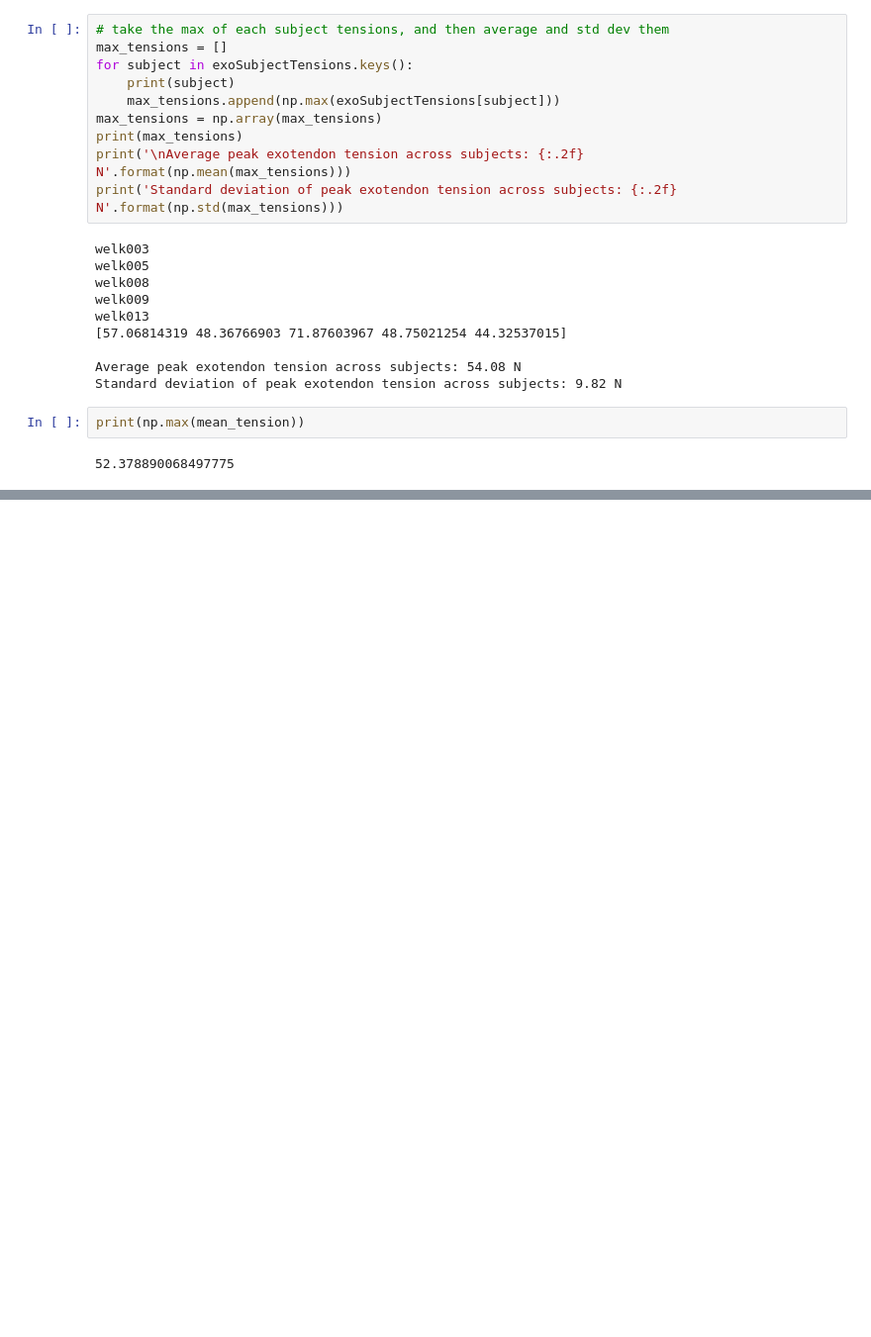
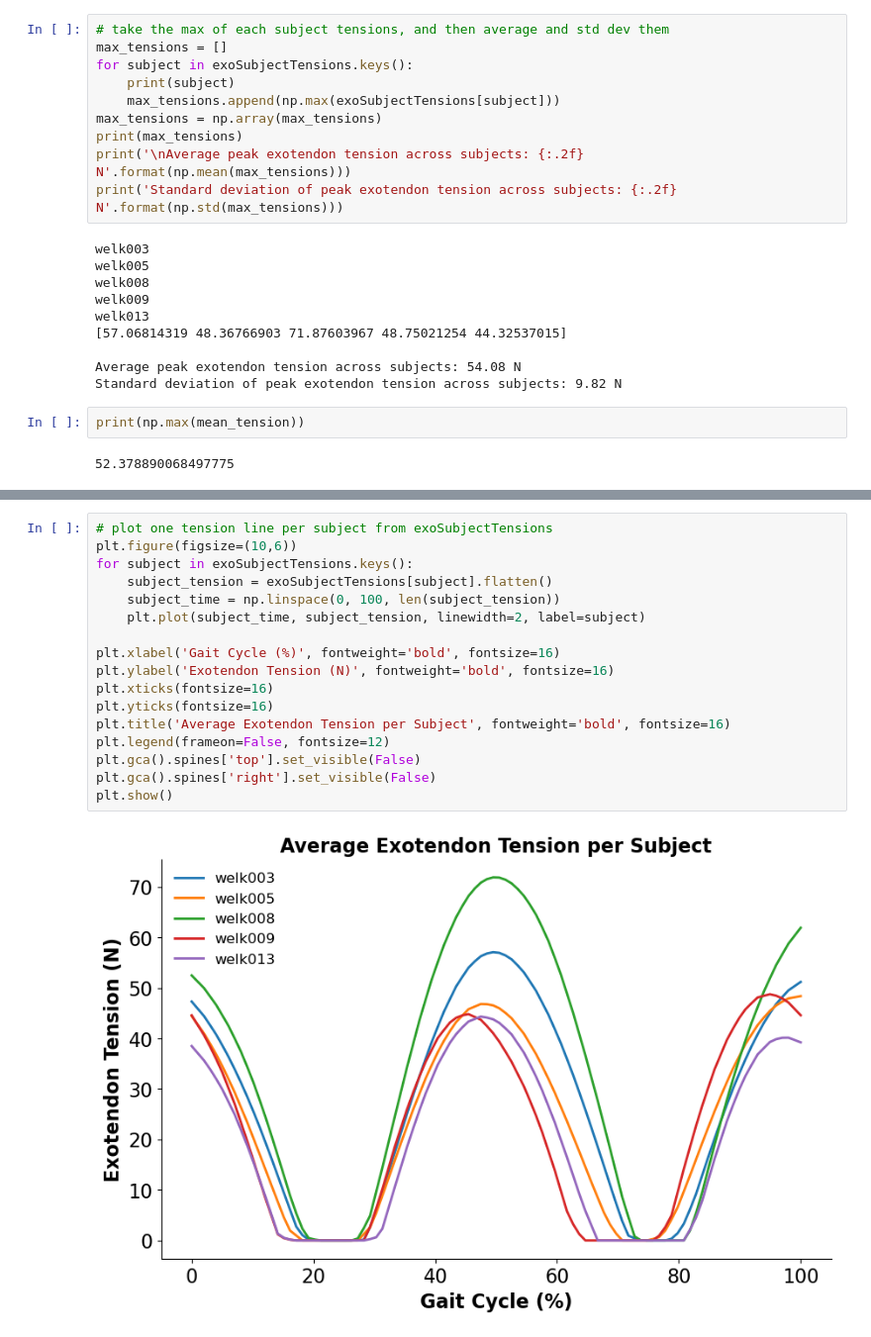
Before and after one commit to stingjp/muscleEnergyModel, a Jupyter notebook: exotendonTensionPlotting.ipynb, the cells around one changed output, grey strips where cells are left out. Shown at 99% size. Drawn from its saved outputs; the diff is of its cells as text; blank space fills up the shorter version.

```diff
--- a/exotendonTensionPlotting.ipynb
+++ b/exotendonTensionPlotting.ipynb
@@ -102,0 +108,19 @@ ValueError: x and y must have same first dimension, but have shapes (1000,) and
+# %%
+# plot one tension line per subject from exoSubjectTensions
+plt.figure(figsize=(10,6))
+for subject in exoSubjectTensions.keys():
+    subject_tension = exoSubjectTensions[subject].flatten()
+    subject_time = np.linspace(0, 100, len(subject_tension))
+    plt.plot(subject_time, subject_tension, linewidth=2, label=subject)
+
+plt.xlabel('Gait Cycle (%)', fontweight='bold', fontsize=16)
+plt.ylabel('Exotendon Tension (N)', fontweight='bold', fontsize=16)
+plt.xticks(fontsize=16)
+plt.yticks(fontsize=16)
+plt.title('Average Exotendon Tension per Subject', fontweight='bold', fontsize=16)
+plt.legend(frameon=False, fontsize=12)
+plt.gca().spines['top'].set_visible(False)
+plt.gca().spines['right'].set_visible(False)
+plt.show()
+# %% [output]
+[figure, added]
```
Also changed, not shown: parts of 1 cell of this notebook, 3 other files.
